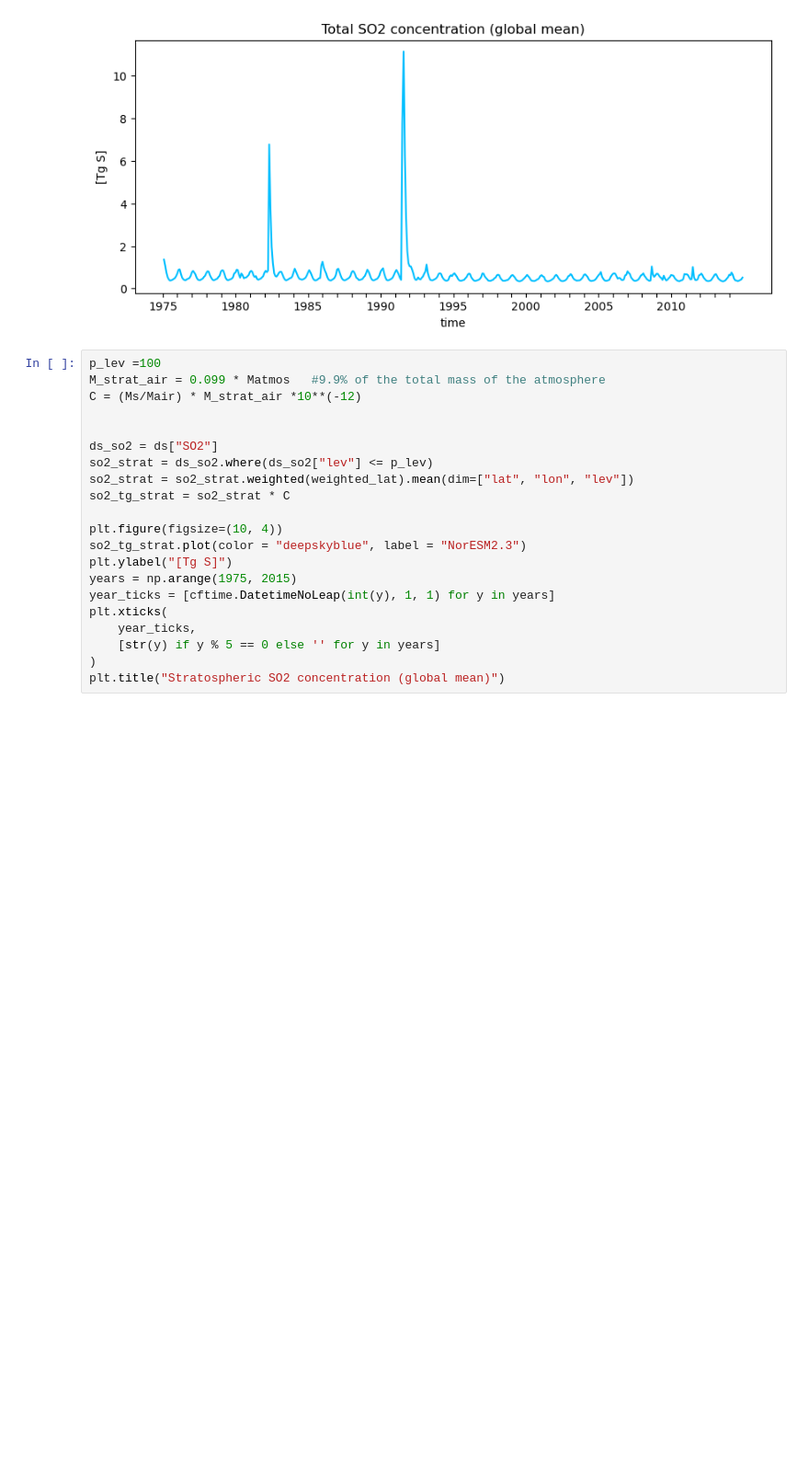
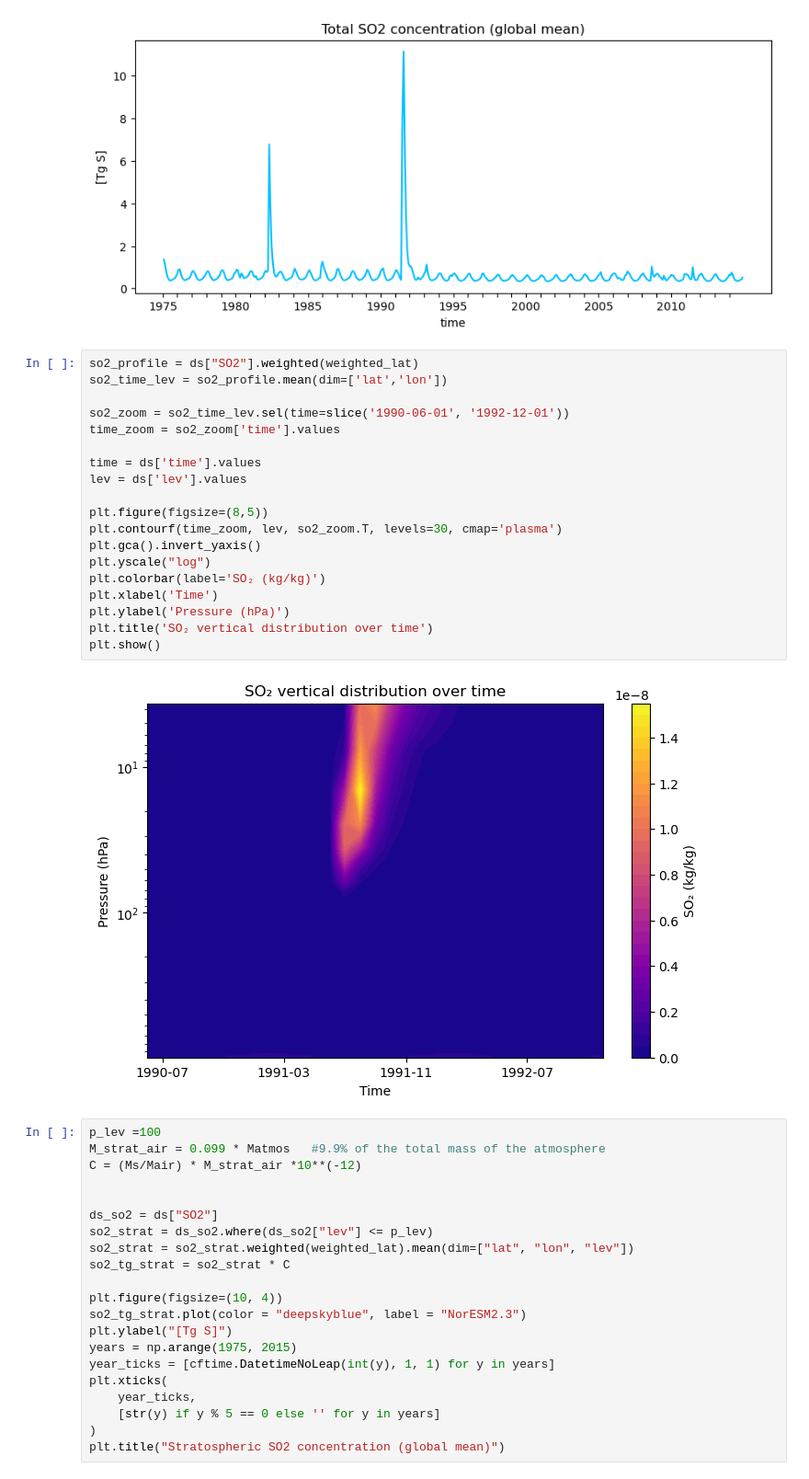
Before and after one commit to EliHHogemo/master_thesis, a Jupyter notebook: sulfur_pinatubo.ipynb, the cells around one changed output. Shown at 92% size. Drawn from its saved outputs; the diff is of its cells as text; blank space fills up the shorter version.

```diff
--- a/sulfur_pinatubo.ipynb
+++ b/sulfur_pinatubo.ipynb
@@ -64,6 +63,27 @@ plt.title("Total SO2 concentration (global mean)")
 # %% [output]
 Text(0.5, 1.0, 'Total SO2 concentration (global mean)')
 [figure]
+# %%
+so2_profile = ds["SO2"].weighted(weighted_lat)
+so2_time_lev = so2_profile.mean(dim=['lat','lon'])
+
+so2_zoom = so2_time_lev.sel(time=slice('1990-06-01', '1992-12-01'))
+time_zoom = so2_zoom['time'].values
+
+time = ds['time'].values
+lev = ds['lev'].values
+
+plt.figure(figsize=(8,5))
+plt.contourf(time_zoom, lev, so2_zoom.T, levels=30, cmap='plasma')
+plt.gca().invert_yaxis()
+plt.yscale("log")
+plt.colorbar(label='SO₂ (kg/kg)')
+plt.xlabel('Time')
+plt.ylabel('Pressure (hPa)')
+plt.title('SO₂ vertical distribution over time')
+plt.show()
+# %% [output]
+[figure, added]
 # %%
 p_lev =100
 M_strat_air = 0.099 * Matmos   #9.9% of the total mass of the atmosphere
```
Also changed, not shown: parts of 8 cells of this notebook.
